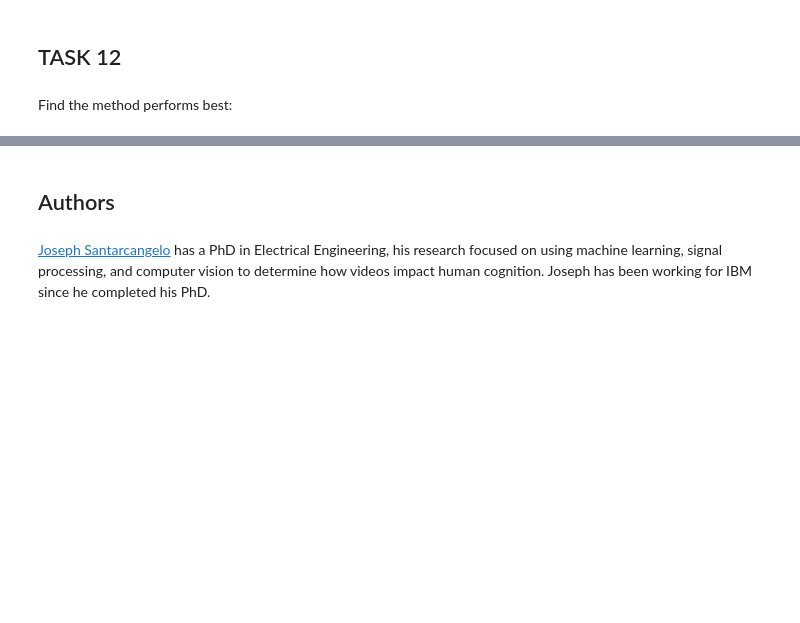
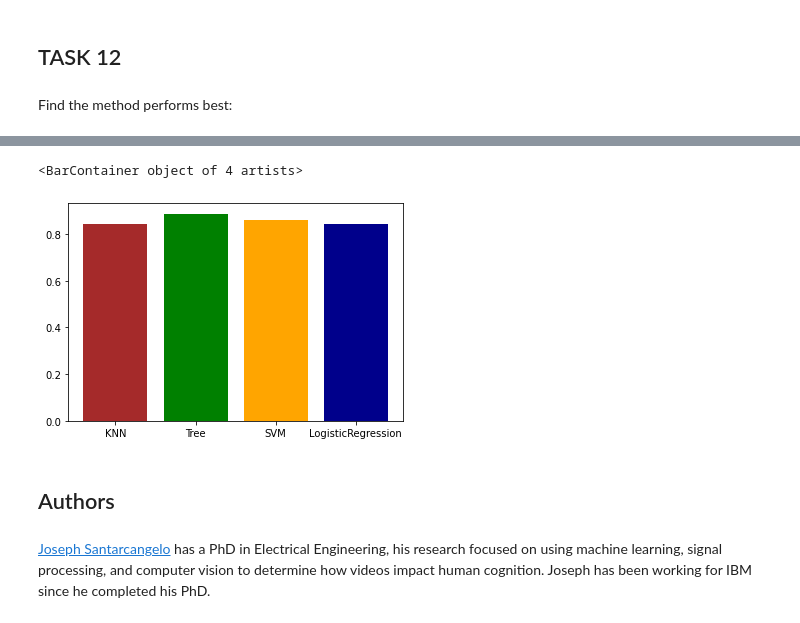
Before and after one commit to berkertopuz59/IBM-Data-Science, a Jupyter notebook: ML Prediction.ipynb, the cells around one changed output, grey strips where cells are left out. Cells and saved outputs as stored; diff of their text form; code cells hidden in the pictures; blank space fills up the shorter version.

```diff
--- a/ML Prediction.ipynb
+++ b/ML Prediction.ipynb
@@ -307,3 +333,10 @@ Best Params is : {'criterion': 'gini', 'max_depth': 14, 'max_features': 'sqrt',
+# %%
+y = algorithms.keys()
+x = algorithms.values()
+plt.bar(y,x,color=['brown','green','orange','darkblue'])
+# %% [output]
+<BarContainer object of 4 artists>
+[figure, added]
 # %% [markdown]
 ## Authors
 # %% [markdown]
```
Also changed, not shown: parts of 11 cells of this notebook.
